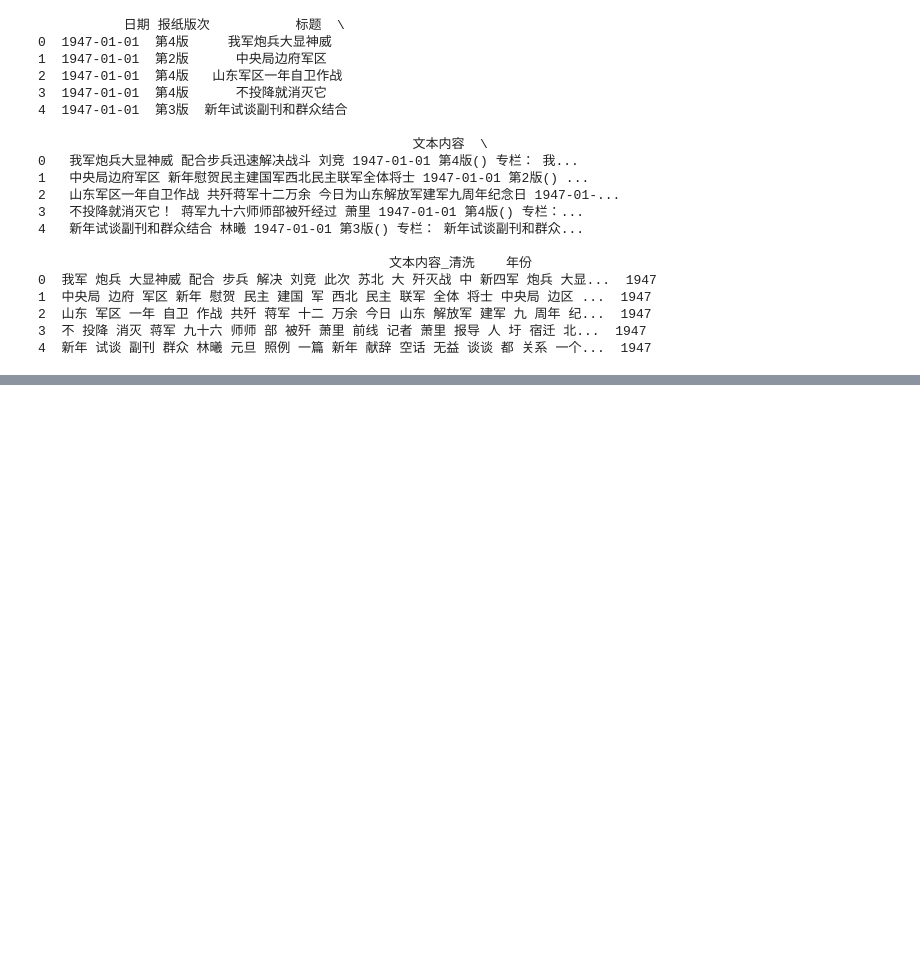
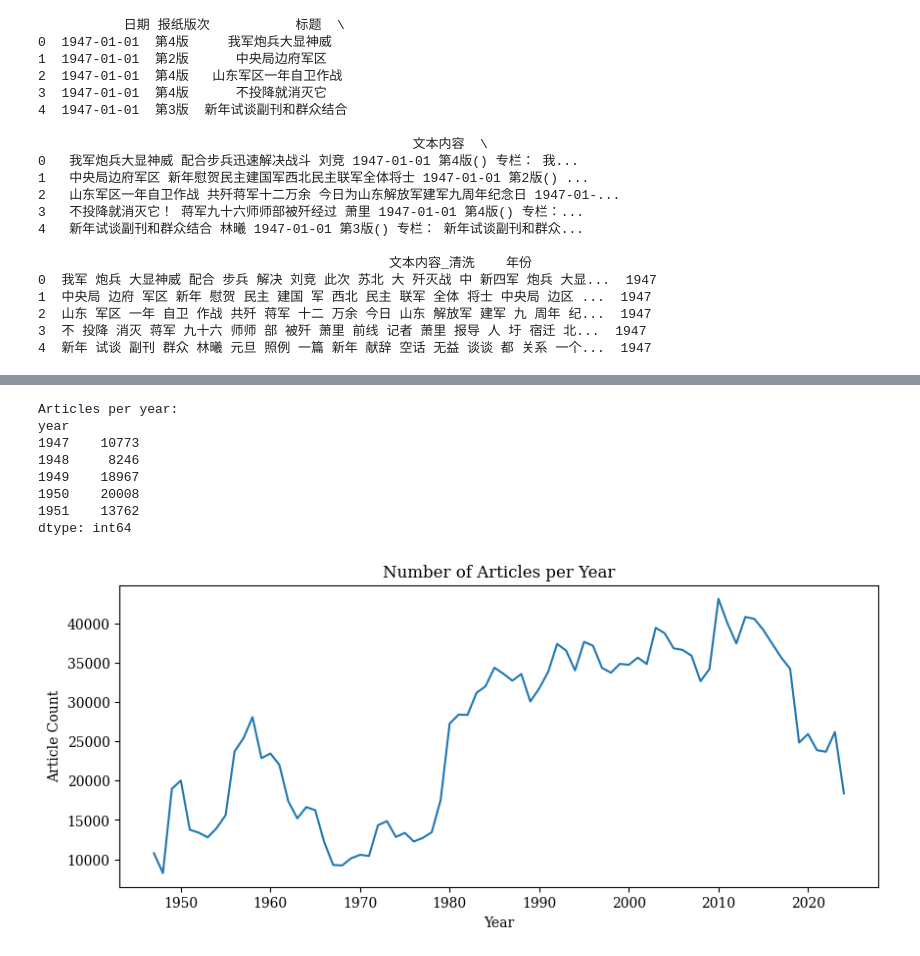
Before and after one commit to JairusJia/thesis, a Jupyter notebook: v1.ipynb, the cells around one changed output, grey strips where cells are left out. Drawn from its saved outputs; the diff is of its cells as text; code cells hidden in the pictures; blank space fills up the shorter version.

```diff
--- a/v1.ipynb
+++ b/v1.ipynb
@@ -213,0 +215,23 @@ print(ddf_cleaned.head(5))
+# %%
+ddf_cleaned = dd.read_parquet("cleaned_segmented_parquet")
+# %%
+ddf_cleaned = ddf_cleaned.categorize(columns=["年份"])
+ddf_cleaned = ddf_cleaned.assign(年份=ddf_cleaned["年份"].astype("int64"))
+
+ddf_cleaned = ddf_cleaned.rename(columns={
+    "日期": "date",
+    "报纸版次": "edition",
+    "标题": "title",
+    "文本内容": "content_raw",
+    "文本内容_清洗": "content_cleaned",
+    "年份": "year"
+})
+
+print("Total rows:", len(ddf_cleaned))
+print("Columns:", list(ddf_cleaned.columns))
+print(
+    "Year range:",
+    ddf_cleaned["year"].min().compute(),
+    "-",
+    ddf_cleaned["year"].max().compute()
+)
@@ -213,0 +254,22 @@ print(ddf_cleaned.head(5))
+# %%
+articles_per_year = ddf_cleaned.groupby("year").size().compute()
+print("\nArticles per year:")
+print(articles_per_year.head())
+
+# Optional: visualize
+plt.rcParams['font.family'] = 'serif'
+plt.rcParams['font.serif'] = ['Times New Roman', 'Times', 'DejaVu Serif']
+articles_per_year.plot(kind="line", figsize=(10,4), title="Number of Articles per Year")
+plt.xlabel("Year")
+plt.ylabel("Article Count")
+plt.show()
+# %% [output]
+Articles per year:
+year
+1947    10773
+1948     8246
+1949    18967
+1950    20008
+1951    13762
+dtype: int64
+[figure, added]
```
Also changed, not shown: parts of 8 cells of this notebook.
